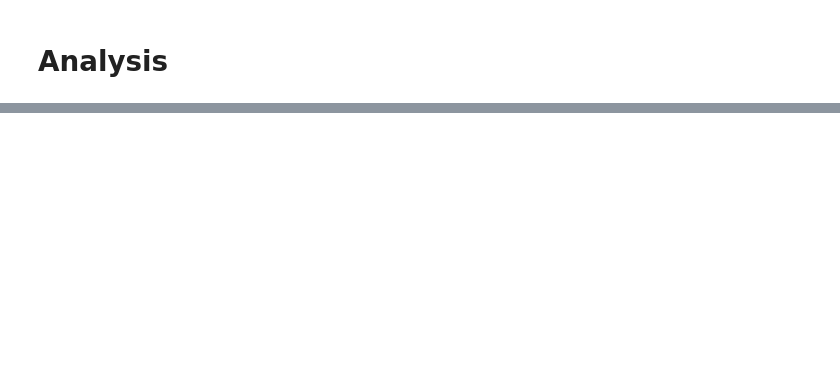
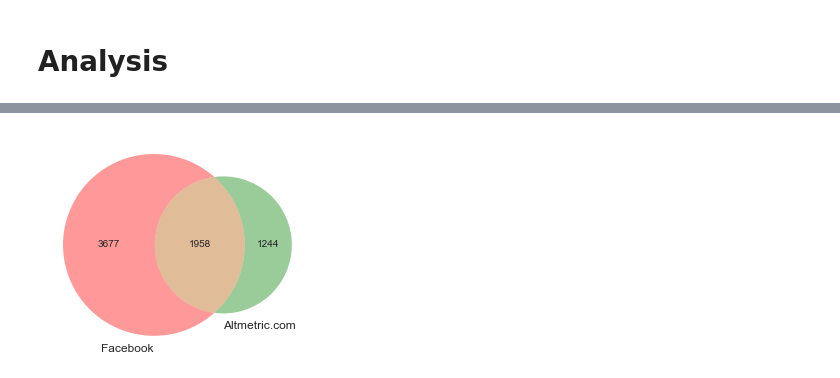
Before and after one commit to ScholCommLab/fhe-plos-data-collection, a Jupyter notebook: code/analysis.ipynb, the cells around one changed output, grey strips where cells are left out. Cells and saved outputs as stored; diff of their text form; code cells hidden in the pictures; blank space fills up the shorter version.

```diff
--- a/code/analysis.ipynb
+++ b/code/analysis.ipynb
@@ -50,0 +33,3 @@ og_objects[["reactions", "shares", "comments", "plugin_comments"]] = og_objects[
+# %%
+num_cols = ['reactions', 'shares', 'comments', 'plugin_comments']
+og_objects[num_cols] = og_objects[num_cols].astype(int)
@@ -50,0 +82,12 @@ og_objects[["reactions", "shares", "comments", "plugin_comments"]] = og_objects[
+# %%
+fb_shares = c.reset_index().groupby(["doi", "og_id"]).first().groupby(["doi"]).sum()['shares']
+am_shares = am['shares'].dropna()
+
+fb_shares.name = "fb0"
+am_shares.name = "am"
+# fb_shares = fb_shares[fb_shares>0]
+# %%
+s = pd.concat([fb_shares, am_shares], axis=1)
+s['fb'] = s.fb0.replace(0, np.nan)
+s['diff'] = s.fb - s.am
+s.head()
@@ -50,0 +108,8 @@ og_objects[["reactions", "shares", "comments", "plugin_comments"]] = og_objects[
+# %%
+# Remove outliers beyond Q3+1.5*IQR
+Q1 = s['diff'].quantile(0.25)
+Q3 = s['diff'].quantile(0.75)
+IQR = Q3 - Q1
+y_max = Q3 + 1.5 * IQR
+
+s['diff-no-outlier'] = s['diff'].where(s['diff'] <= y_max, np.nan)
@@ -50,0 +128,8 @@ og_objects[["reactions", "shares", "comments", "plugin_comments"]] = og_objects[
+# %%
+am_set = set(s[s.am.notnull()].index.tolist())
+fb_set = set(s[s.fb.notnull()].index.tolist())
+fb0_set = set(s[s.fb0.notnull()].index.tolist())
+
+venn2([fb_set, am_set], set_labels = ('Facebook', 'Altmetric.com'));
+# %% [output]
+[figure, added]
```
Also changed, not shown: parts of 40 cells of this notebook, 7 other files.
